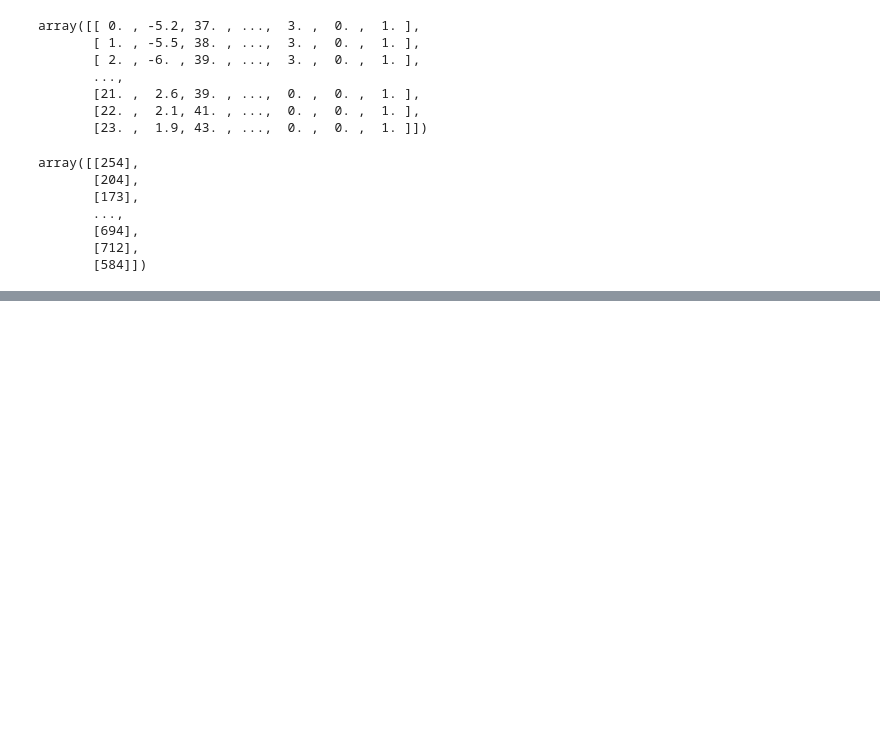
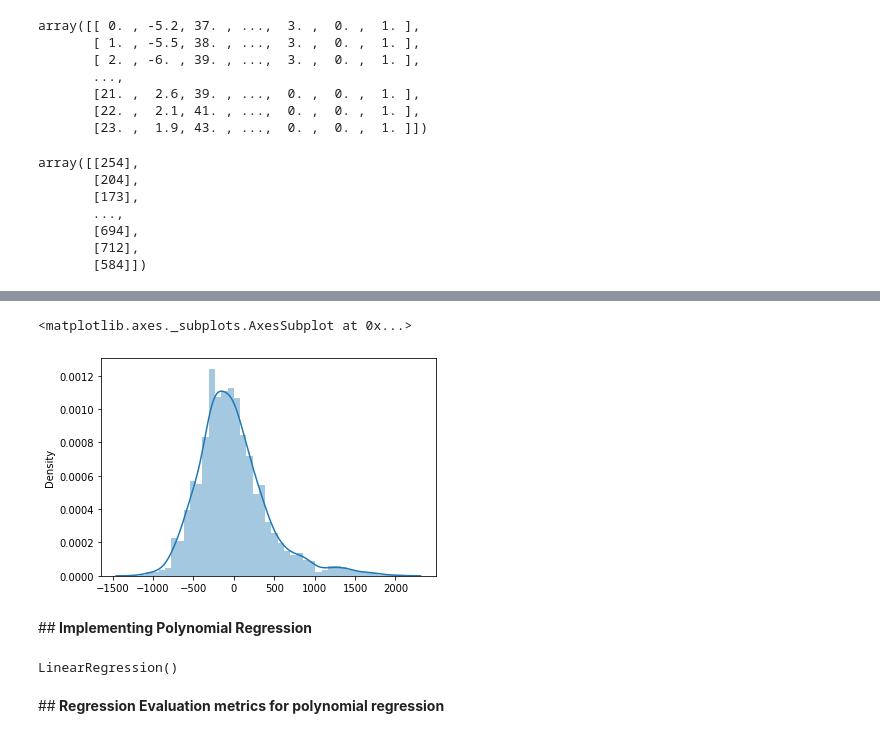
Before and after one commit to ShreedarshM/Bike-Sharing-Demand, a Jupyter notebook: Bike_Sharing_Demand_Prediction_Capstone_Project.ipynb, the cells around one changed output, grey strips where cells are left out. Saved outputs shown, nothing was run; the diff lists cells and outputs as text; code cells hidden in the pictures; blank space fills up the shorter version.

```diff
--- a/Bike_Sharing_Demand_Prediction_Capstone_Project.ipynb
+++ b/Bike_Sharing_Demand_Prediction_Capstone_Project.ipynb
@@ -432,0 +493,20 @@ array([[254],
+# %%
+#Residual
+e_linear = y_test - y_pred
+# %%
+#Residual
+sns.distplot(e_linear)
+# %% [output]
+<matplotlib.axes._subplots.AxesSubplot at 0x...>
+[figure, added]
+# %% [markdown]
+##<b> Implementing Polynomial Regression
+# %%
+from sklearn.preprocessing import PolynomialFeatures
+poly_regressor = PolynomialFeatures(degree = 2)
+X_poly = poly_regressor.fit_transform(X_train)
+X_poly_test = poly_regressor.fit_transform(X_test)
+lin_reg = LinearRegression()
+lin_reg.fit(X_poly, y_train)
+# %% [output]
+LinearRegression()
@@ -432,0 +517,2 @@ array([[254],
+# %% [markdown]
+##<b> Regression Evaluation metrics for polynomial regression
```
Also changed, not shown: parts of 12 cells of this notebook.
